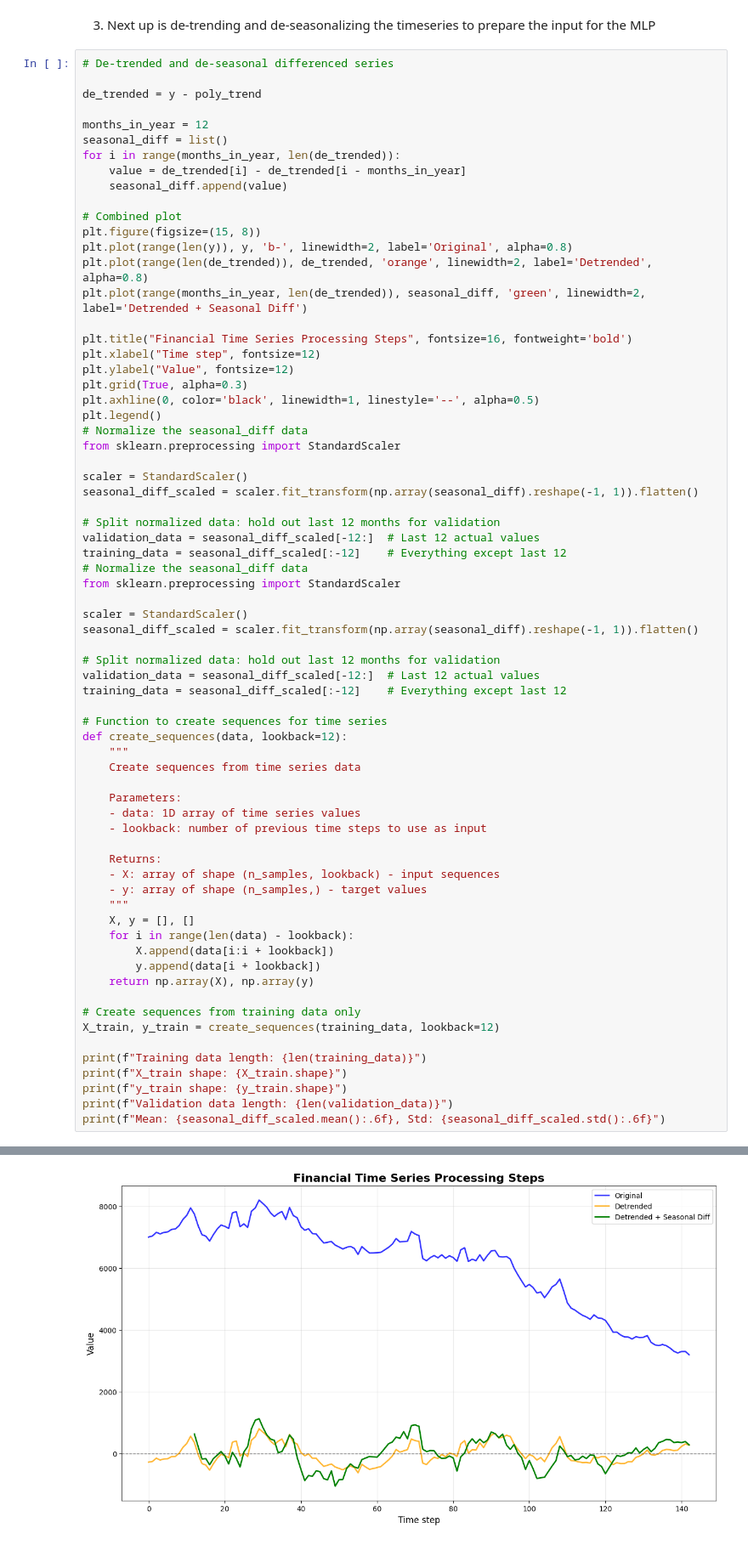
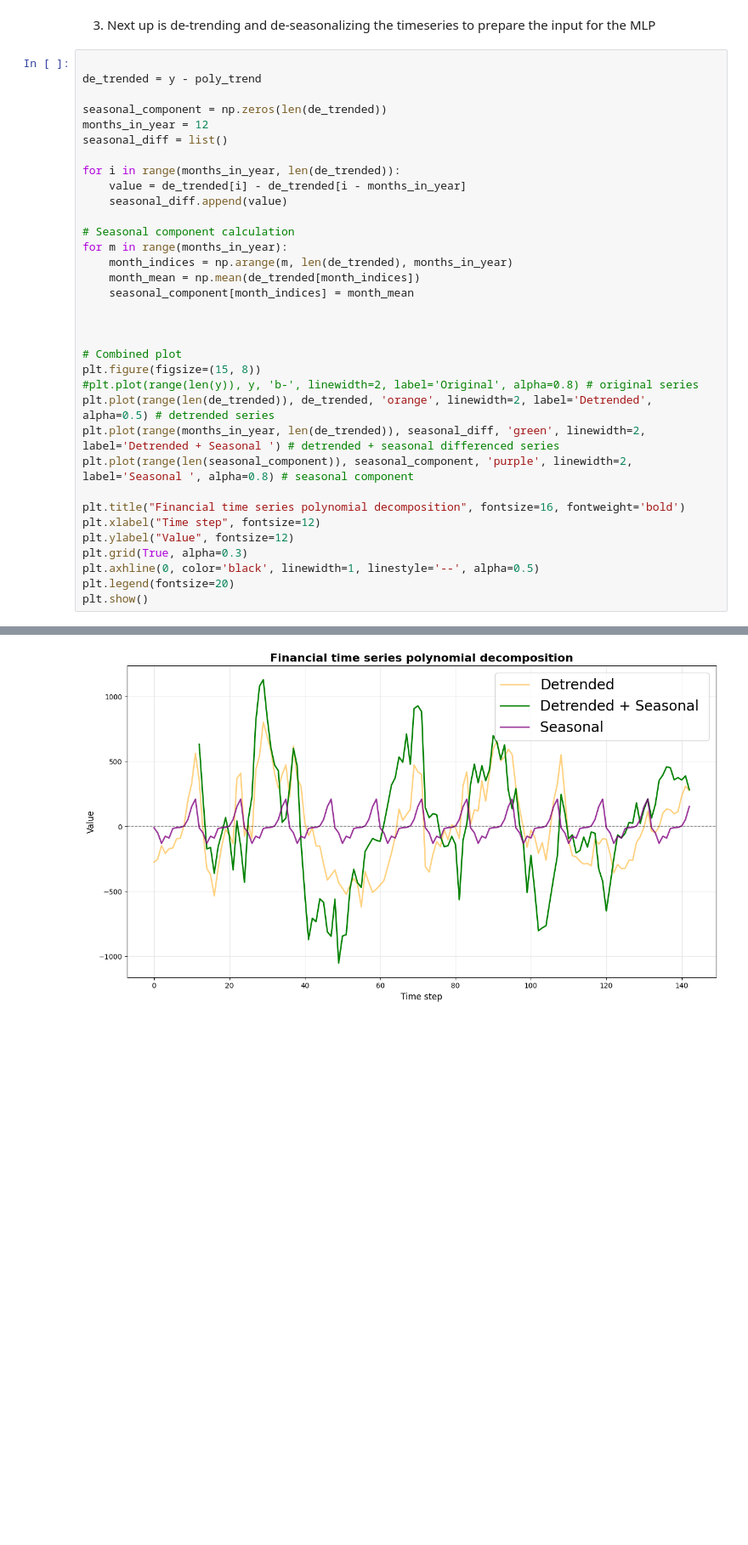
Before and after one commit to thomasvedaa/neuralnetworks, a Jupyter notebook: processing.ipynb, the cells around one changed output, grey strips where cells are left out. Shown: that part at 85% size. Drawn from its saved outputs; the diff is of its cells as text; blank space fills up the shorter version.

```diff
--- a/processing.ipynb
+++ b/processing.ipynb
@@ -52,72 +56,37 @@ Selected series length: 143 time points
 # %% [markdown]
 3. Next up is de-trending and de-seasonalizing the timeseries to prepare the input for the MLP
 # %%
-# De-trended and de-seasonal differenced series
 
 de_trended = y - poly_trend
 
+seasonal_component = np.zeros(len(de_trended))
 months_in_year = 12
 seasonal_diff = list()
+
 for i in range(months_in_year, len(de_trended)):
     value = de_trended[i] - de_trended[i - months_in_year]
     seasonal_diff.append(value)
 
+# Seasonal component calculation
+for m in range(months_in_year):
+    month_indices = np.arange(m, len(de_trended), months_in_year)
+    month_mean = np.mean(de_trended[month_indices])
+    seasonal_component[month_indices] = month_mean
+
+
+
 # Combined plot
 plt.figure(figsize=(15, 8))
-plt.plot(range(len(y)), y, 'b-', linewidth=2, label='Original', alpha=0.8)
-plt.plot(range(len(de_trended)), de_trended, 'orange', linewidth=2, label='Detrended', alpha=0.8)
-plt.plot(range(months_in_year, len(de_trended)), seasonal_diff, 'green', linewidth=2, label='Detrended + Seasonal Diff')
+#plt.plot(range(len(y)), y, 'b-', linewidth=2, label='Original', alpha=0.8) # original series
+plt.plot(range(len(de_trended)), de_trended, 'orange', linewidth=2, label='Detrended', alpha=0.5) # detrended series
+plt.plot(range(months_in_year, len(de_trended)), seasonal_diff, 'green', linewidth=2, label='Detrended + Seasonal ') # detrended + seasonal differenced series
+plt.plot(range(len(seasonal_component)), seasonal_component, 'purple', linewidth=2, label='Seasonal ', alpha=0.8) # seasonal component
 
-plt.title("Financial Time Series Processing Steps", fontsize=16, fontweight='bold')
+plt.title("Financial time series polynomial decomposition", fontsize=16, fontweight='bold')
 plt.xlabel("Time step", fontsize=12)
 plt.ylabel("Value", fontsize=12)
 plt.grid(True, alpha=0.3)
 plt.axhline(0, color='black', linewidth=1, linestyle='--', alpha=0.5)
-plt.legend()
-# Normalize the seasonal_diff data
-from sklearn.preprocessing import StandardScaler
-
-scaler = StandardScaler()
-seasonal_diff_scaled = scaler.fit_transform(np.array(seasonal_diff).reshape(-1, 1)).flatten()
-
-# Split normalized data: hold out last 12 months for validation
-validation_data = seasonal_diff_scaled[-12:]  # Last 12 actual values
-training_data = seasonal_diff_scaled[:-12]    # Everything except last 12
-# Normalize the seasonal_diff data
-from sklearn.preprocessing import StandardScaler
-
-scaler = StandardScaler()
-seasonal_diff_scaled = scaler.fit_transform(np.array(seasonal_diff).reshape(-1, 1)).flatten()
-
-# Split normalized data: hold out last 12 months for validation
-validation_data = seasonal_diff_scaled[-12:]  # Last 12 actual values
-training_data = seasonal_diff_scaled[:-12]    # Everything except last 12
-
-# Function to create sequences for time series
-def create_sequences(data, lookback=12):
-    """
-    Create sequences from time series data
-
-    Parameters:
-    - data: 1D array of time series values
-    - lookback: number of previous time steps to use as input
-
-    Returns:
-    - X: array of shape (n_samples, lookback) - input sequences
-    - y: array of shape (n_samples,) - target values
-    """
-    X, y = [], []
-    for i in range(len(data) - lookback):
-        X.append(data[i:i + lookback])
-        y.append(data[i + lookback])
-    return np.array(X), np.array(y)
-
-# Create sequences from training data only
-X_train, y_train = create_sequences(training_data, lookback=12)
-
-print(f"Training data length: {len(training_data)}")
-print(f"X_train shape: {X_train.shape}")
-print(f"y_train shape: {y_train.shape}")
-print(f"Validation data length: {len(validation_data)}")
-print(f"Mean: {seasonal_diff_scaled.mean():.6f}, Std: {seasonal_diff_scaled.std():.6f}")
+plt.legend(fontsize=20)
+plt.show()
 # %% [output]
@@ -134 +93 @@ Mean: -0.000000, Std: 1.000000
-[figure, old version]
+[figure, new version]
```
Also changed, not shown: parts of 18 cells of this notebook.
